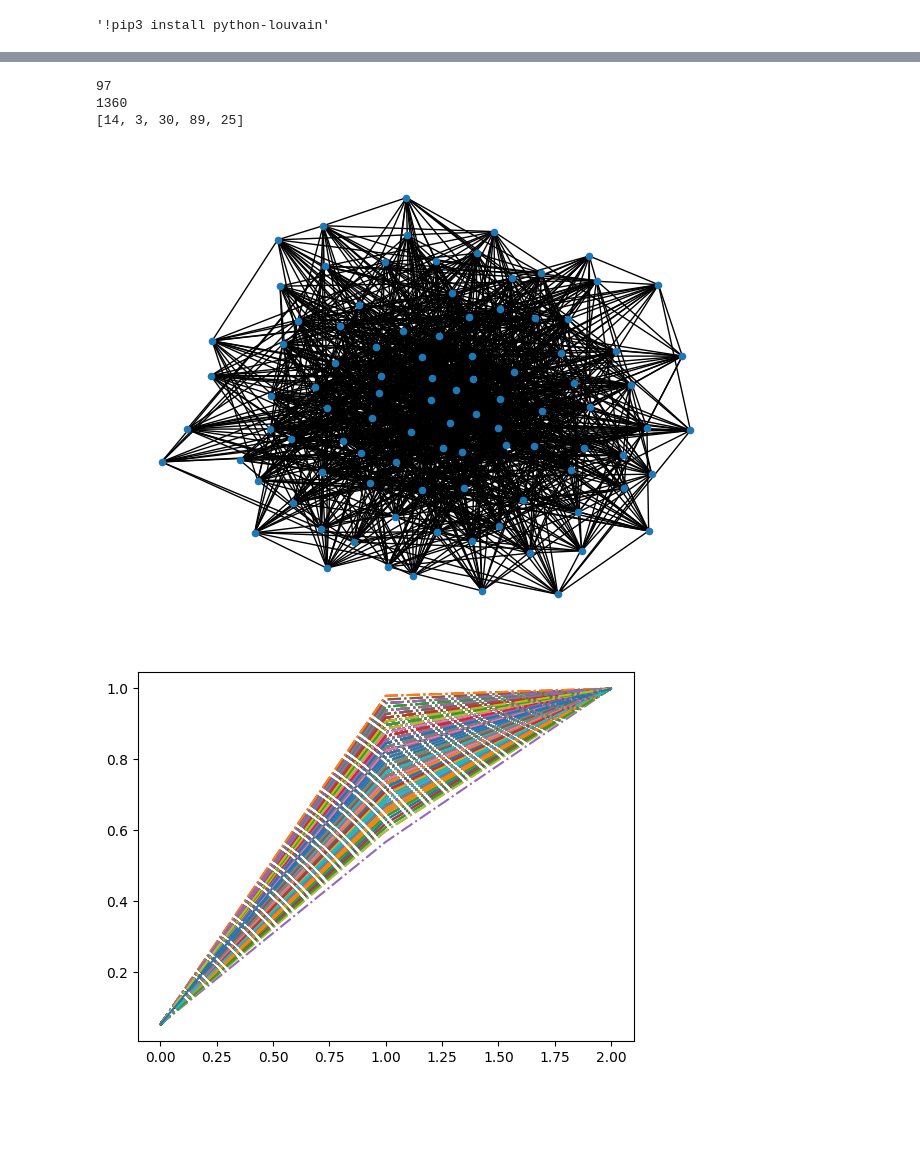
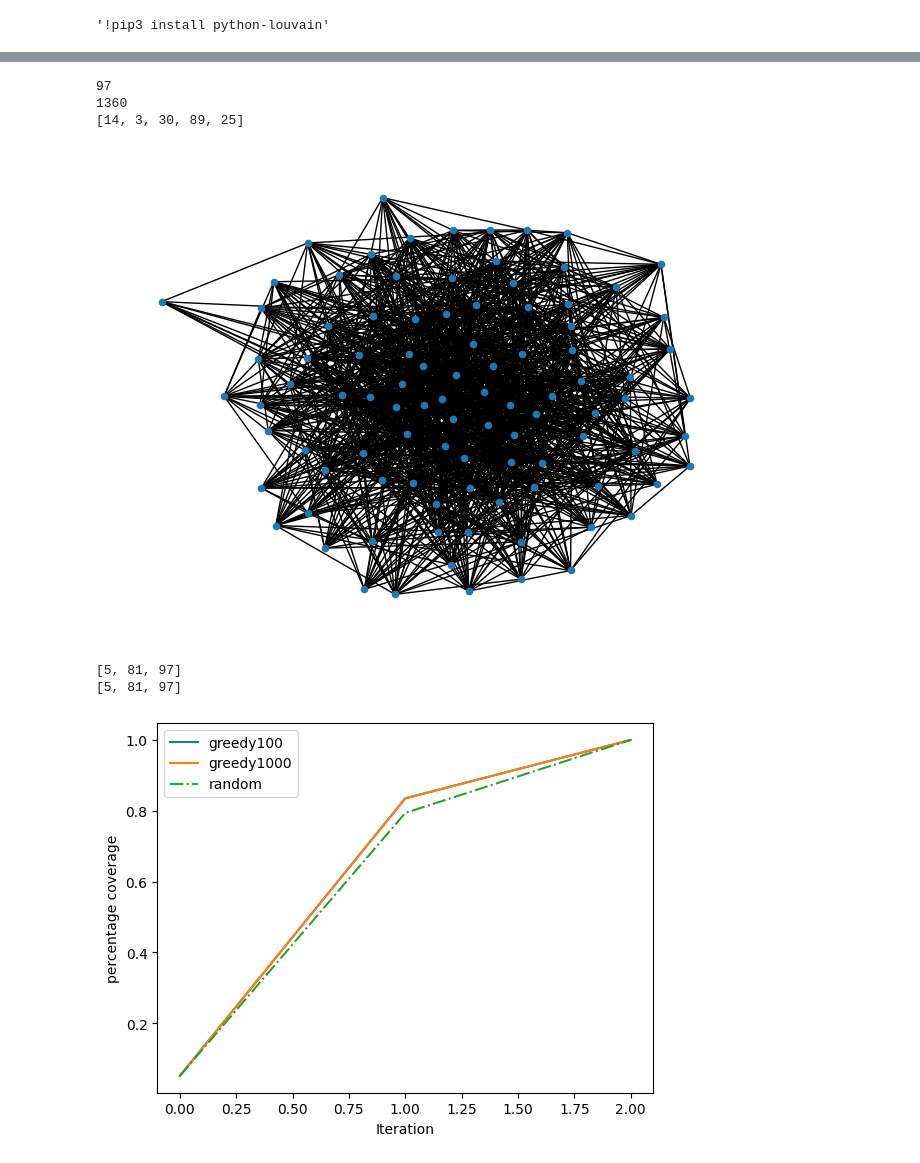
Before and after one commit to PierreRemacle/LINMA2472_P1, a Jupyter notebook: HW1.ipynb, the cells around one changed output, grey strips where cells are left out. Drawn from its saved outputs; the diff is of its cells as text; code cells hidden in the pictures; blank space fills up the shorter version.

```diff
--- a/HW1.ipynb
+++ b/HW1.ipynb
@@ -132,5 +118,3 @@ b_file.close()
 # %%
 matrix_occ = np.loadtxt("matrix_occ(1).txt").reshape(lg_allnames, lg_allnames)
 matrix_diag = np.loadtxt("matrix_D(1).txt").reshape(lg_allnames, lg_allnames)
-for i in range (len(matrix_diag)):
-    print(matrix_diag[i][i])
@@ -554,15 +523,25 @@ elapsed:  [3.898, 11.272, 21.458, 36.789, 53.694]
 # %%
 
-SC = cascade(graph_net, [14, 3, 30, 89, 25])
+SC = cascade(graph_net, [14, 3, 30, 89, 25],False)
 for i in range (len(SC)):
     SC[i]=SC[i]/97
-plt.plot(SC)
 
-for i in range (40):
-    spreading_curve = cascade(graph_net,random.sample(range(0, nx.number_of_nodes(graph_net)), 5))
+plt.plot(SC,label="greedy")
+
+spreading_curve = cascade(graph_net,random.sample(range(0, nx.number_of_nodes(graph_net)), 5),False)
+for j in range (len(spreading_curve)):
+    spreading_curve[j]=spreading_curve[j]/97
+plt.plot(spreading_curve,'-.',label="random")
+
+
+for i in range (0):
+    spreading_curve = cascade(graph_net,random.sample(range(0, nx.number_of_nodes(graph_net)), 5),False)
     for j in range (len(spreading_curve)):
         spreading_curve[j]=spreading_curve[j]/97
     plt.plot(spreading_curve,'-.')
 
+plt.legend()
+plt.ylabel('percentage coverage')
+plt.xlabel("Iteration")
 plt.show()
 # %% [output]
@@ -583,11 +562,11 @@ print(nx.number_of_nodes(BA))
 print(nx.number_of_edges(BA))
 
 
-BA_greedy_solution, greedy_spreads, greedy_elapsed = greedy(BA, 5, prob, n_iters)
+BA_greedy_solution, greedy_spreads, greedy_elapsed = greedy(BA, 5, prob, 1000)
 print(BA_greedy_solution)
 # %% [output]
 97
 1360
 [14, 3, 30, 89, 25]
-[figure, old version]
+[figure, new version]
 # %%
@@ -596,18 +575,37 @@ SC = cascade(BA, [14, 3, 30, 89, 25])
 # %%
-SC = cascade(BA, [14, 3, 30, 89, 25])
+SC = cascade(BA, [14, 3, 30, 89, 25],False)
+print(SC)
 for i in range (len(SC)):
     SC[i]=SC[i]/97
-plt.plot(SC)
+plt.plot(SC,label="greedy100")
 
-for i in range (1000):
-    spreading_curve = cascade(BA,random.sample(range(0, nx.number_of_nodes(BA)), 5))
+
+SC1 = cascade(BA, [14, 30, 89, 25, 3],False)
+print(SC1)
+for i in range (len(SC1)):
+    SC1[i]=SC1[i]/97
+plt.plot(SC1,label="greedy1000")
+
+spreading_curve = cascade(BA,random.sample(range(0, nx.number_of_nodes(BA)), 5),False)
+for j in range (len(spreading_curve)):
+    spreading_curve[j]=spreading_curve[j]/97
+plt.plot(spreading_curve,'-.',label="random")
+
+for i in range (0):
+    spreading_curve = cascade(BA,random.sample(range(0, nx.number_of_nodes(BA)), 5),False)
     for j in range (len(spreading_curve)):
         spreading_curve[j]=spreading_curve[j]/97
     plt.plot(spreading_curve,'-.')
 
+
+plt.legend()
+plt.ylabel('percentage coverage')
+plt.xlabel("Iteration")
 plt.show()
 # %% [output]
+[5, 81, 97]
+[5, 81, 97]
-[figure, old version]
+[figure, new version]
 # %%
 plotSpreadingCurve(SC, "greedy")
 plotSpreadingCurve(spreading_curve, "random")
```
Also changed, not shown: parts of 13 cells of this notebook.
